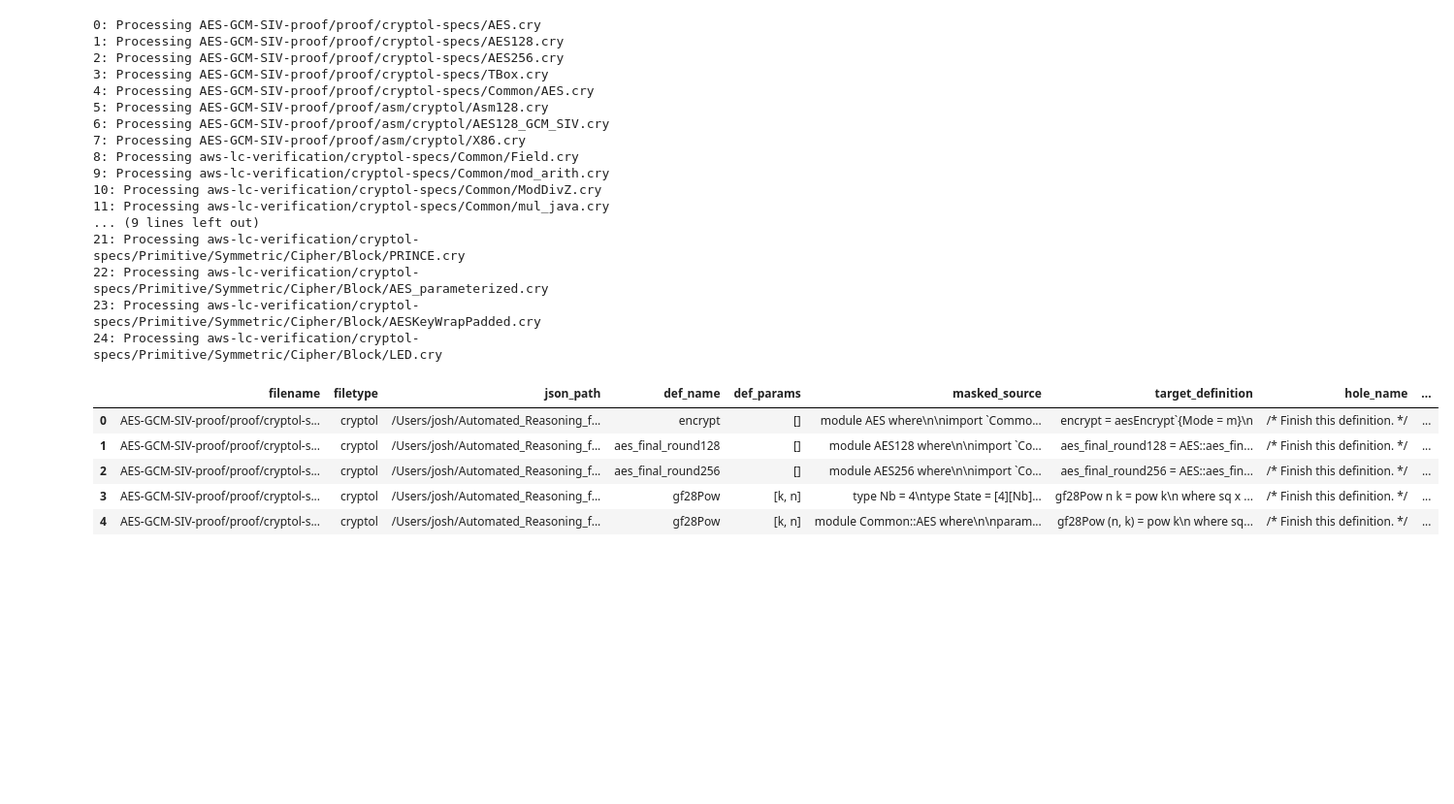
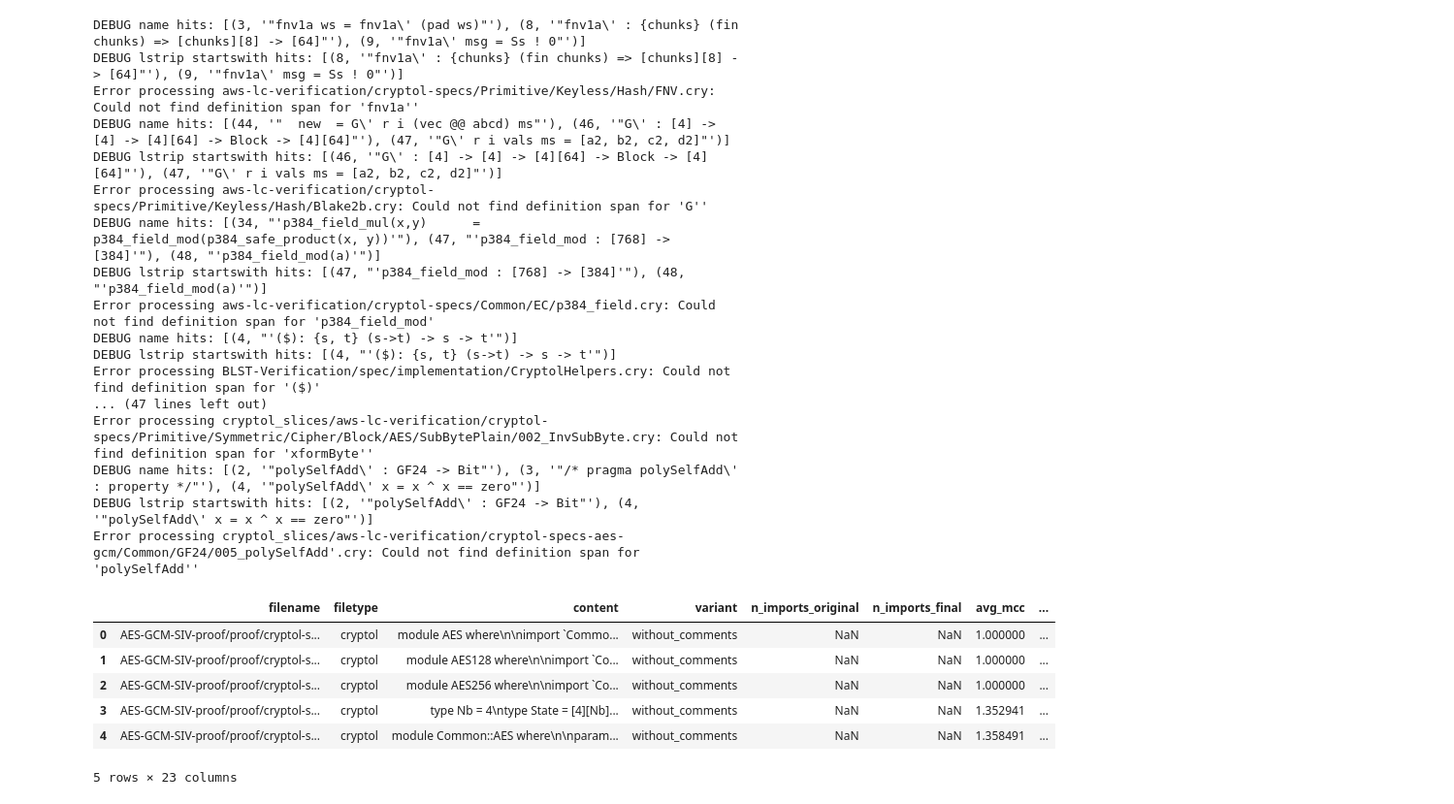
Before and after one commit to jo5huar3/DataPreprocess, a Jupyter notebook: notebooks/06B_Generate-MASK_DEF-Examples.ipynb, the cells around one changed output. Shown at 97% size. Drawn from its saved outputs; the diff is of its cells as text; code cells hidden in the pictures; blank space fills up the shorter version.

Commit message:
Masked example dataset complete.

```diff
--- a/notebooks/06B_Generate-MASK_DEF-Examples.ipynb
+++ b/notebooks/06B_Generate-MASK_DEF-Examples.ipynb
@@ -38,36 +44,37 @@ source_code_df = source_code_df.merge(
 # %%
 from src.data_s.util import build_masked_examples_df
 
-masked_df = build_masked_examples_df(source_code_df=source_code_df.iloc[:25])
+masked_df = build_masked_examples_df(source_code_df=source_code_df)
 
-masked_df = masked_df.merge(
-    mcc_df[["filename", "num_declarations", "total_mcc"]],
-    on="filename",
-    how="left"
-)
+#masked_df = masked_df.merge(
+#    mcc_df[["filename", "num_declarations", "total_mcc"]],
+#    on="filename",
+#    how="left"
+#)
 
 masked_df.head()
 # %% [output]
-0: Processing AES-GCM-SIV-proof/proof/cryptol-specs/AES.cry
-1: Processing AES-GCM-SIV-proof/proof/cryptol-specs/AES128.cry
-2: Processing AES-GCM-SIV-proof/proof/cryptol-specs/AES256.cry
-3: Processing AES-GCM-SIV-proof/proof/cryptol-specs/TBox.cry
-4: Processing AES-GCM-SIV-proof/proof/cryptol-specs/Common/AES.cry
-5: Processing AES-GCM-SIV-proof/proof/asm/cryptol/Asm128.cry
-6: Processing AES-GCM-SIV-proof/proof/asm/cryptol/AES128_GCM_SIV.cry
-7: Processing AES-GCM-SIV-proof/proof/asm/cryptol/X86.cry
-8: Processing aws-lc-verification/cryptol-specs/Common/Field.cry
-9: Processing aws-lc-verification/cryptol-specs/Common/mod_arith.cry
-10: Processing aws-lc-verification/cryptol-specs/Common/ModDivZ.cry
-11: Processing aws-lc-verification/cryptol-specs/Common/mul_java.cry
-... (9 lines left out)
-21: Processing aws-lc-verification/cryptol-specs/Primitive/Symmetric/Cipher/Block/PRINCE.cry
-22: Processing aws-lc-verification/cryptol-specs/Primitive/Symmetric/Cipher/Block/AES_parameterized.cry
-23: Processing aws-lc-verification/cryptol-specs/Primitive/Symmetric/Cipher/Block/AESKeyWrapPadded.cry
-24: Processing aws-lc-verification/cryptol-specs/Primitive/Symmetric/Cipher/Block/LED.cry
+DEBUG name hits: [(3, '"fnv1a ws = fnv1a\' (pad ws)"'), (8, '"fnv1a\' : {chunks} (fin chunks) => [chunks][8] -> [64]"'), (9, '"fnv1a\' msg = Ss ! 0"')]
+DEBUG lstrip startswith hits: [(8, '"fnv1a\' : {chunks} (fin chunks) => [chunks][8] -> [64]"'), (9, '"fnv1a\' msg = Ss ! 0"')]
+Error processing aws-lc-verification/cryptol-specs/Primitive/Keyless/Hash/FNV.cry: Could not find definition span for 'fnv1a''
+DEBUG name hits: [(44, '"  new  = G\' r i (vec @@ abcd) ms"'), (46, '"G\' : [4] -> [4] -> [4][64] -> Block -> [4][64]"'), (47, '"G\' r i vals ms = [a2, b2, c2, d2]"')]
+DEBUG lstrip startswith hits: [(46, '"G\' : [4] -> [4] -> [4][64] -> Block -> [4][64]"'), (47, '"G\' r i vals ms = [a2, b2, c2, d2]"')]
+Error processing aws-lc-verification/cryptol-specs/Primitive/Keyless/Hash/Blake2b.cry: Could not find definition span for 'G''
+DEBUG name hits: [(34, "'p384_field_mul(x,y)      = p384_field_mod(p384_safe_product(x, y))'"), (47, "'p384_field_mod : [768] -> [384]'"), (48, "'p384_field_mod(a)'")]
+DEBUG lstrip startswith hits: [(47, "'p384_field_mod : [768] -> [384]'"), (48, "'p384_field_mod(a)'")]
+Error processing aws-lc-verification/cryptol-specs/Common/EC/p384_field.cry: Could not find definition span for 'p384_field_mod'
+DEBUG name hits: [(4, "'($): {s, t} (s->t) -> s -> t'")]
+DEBUG lstrip startswith hits: [(4, "'($): {s, t} (s->t) -> s -> t'")]
+Error processing BLST-Verification/spec/implementation/CryptolHelpers.cry: Could not find definition span for '($)'
+... (47 lines left out)
+Error processing cryptol_slices/aws-lc-verification/cryptol-specs/Primitive/Symmetric/Cipher/Block/AES/SubBytePlain/002_InvSubByte.cry: Could not find definition span for 'xformByte''
+DEBUG name hits: [(2, '"polySelfAdd\' : GF24 -> Bit"'), (3, '"/* pragma polySelfAdd\' : property */"'), (4, '"polySelfAdd\' x = x ^ x == zero"')]
+DEBUG lstrip startswith hits: [(2, '"polySelfAdd\' : GF24 -> Bit"'), (4, '"polySelfAdd\' x = x ^ x == zero"')]
+Error processing cryptol_slices/aws-lc-verification/cryptol-specs-aes-gcm/Common/GF24/005_polySelfAdd'.cry: Could not find definition span for 'polySelfAdd''
-|  | filename | filetype | json_path | def_name | def_params | masked_source | target_definition | hole_name | ... |
-| 0 | AES-GCM-SIV-proof/proof/cryptol-s... | cryptol | /Users/josh/Automated_Reasoning_f... | encrypt | [] | module AES where\n\nimport `Commo... | encrypt = aesEncrypt`{Mode = m}\n | /* Finish this definition. */ | ... |
-| 1 | AES-GCM-SIV-proof/proof/cryptol-s... | cryptol | /Users/josh/Automated_Reasoning_f... | aes_final_round128 | [] | module AES128 where\n\nimport `Co... | aes_final_round128 = AES::aes_fin... | /* Finish this definition. */ | ... |
-| 2 | AES-GCM-SIV-proof/proof/cryptol-s... | cryptol | /Users/josh/Automated_Reasoning_f... | aes_final_round256 | [] | module AES256 where\n\nimport `Co... | aes_final_round256 = AES::aes_fin... | /* Finish this definition. */ | ... |
-| 3 | AES-GCM-SIV-proof/proof/cryptol-s... | cryptol | /Users/josh/Automated_Reasoning_f... | gf28Pow | [k, n] | type Nb = 4\ntype State = [4][Nb]... | gf28Pow n k = pow k\n where sq x ... | /* Finish this definition. */ | ... |
-| 4 | AES-GCM-SIV-proof/proof/cryptol-s... | cryptol | /Users/josh/Automated_Reasoning_f... | gf28Pow | [k, n] | module Common::AES where\n\nparam... | gf28Pow (n, k) = pow k\n where sq... | /* Finish this definition. */ | ... |
+|  | filename | filetype | content | variant | n_imports_original | n_imports_final | avg_mcc | ... |
+| 0 | AES-GCM-SIV-proof/proof/cryptol-s... | cryptol | module AES where\n\nimport `Commo... | without_comments | NaN | NaN | 1.000000 | ... |
+| 1 | AES-GCM-SIV-proof/proof/cryptol-s... | cryptol | module AES128 where\n\nimport `Co... | without_comments | NaN | NaN | 1.000000 | ... |
+| 2 | AES-GCM-SIV-proof/proof/cryptol-s... | cryptol | module AES256 where\n\nimport `Co... | without_comments | NaN | NaN | 1.000000 | ... |
+| 3 | AES-GCM-SIV-proof/proof/cryptol-s... | cryptol | type Nb = 4\ntype State = [4][Nb]... | without_comments | NaN | NaN | 1.352941 | ... |
+| 4 | AES-GCM-SIV-proof/proof/cryptol-s... | cryptol | module Common::AES where\n\nparam... | without_comments | NaN | NaN | 1.358491 | ... |
+5 rows × 23 columns
```
Also changed, not shown: parts of 14 cells of this notebook, 6 other files.
